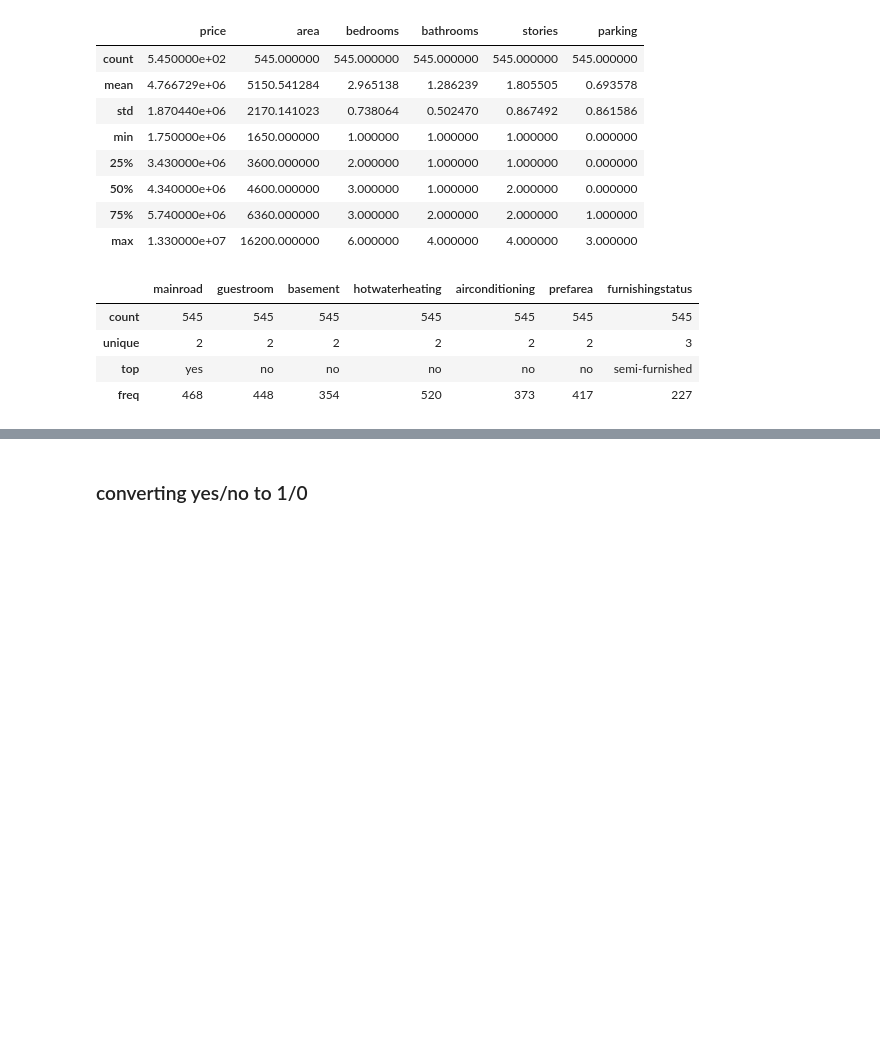
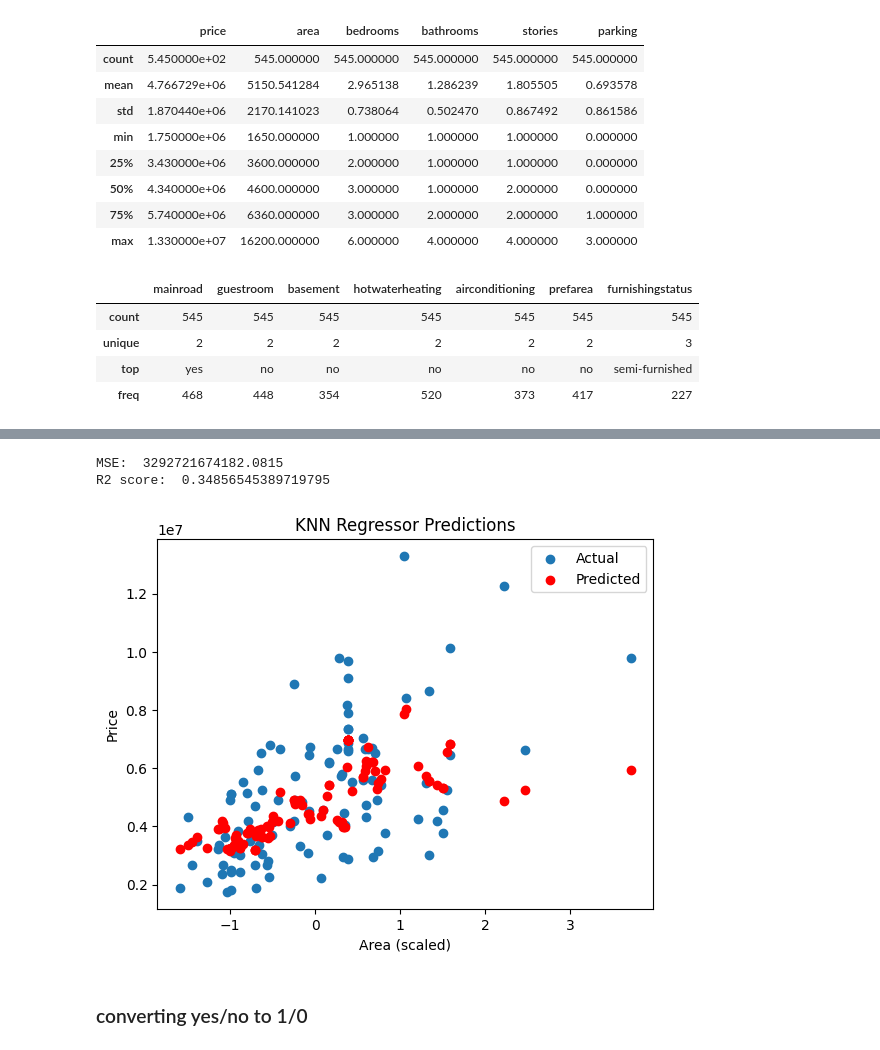
Before and after one commit to 21amY26/MLLab, a Jupyter notebook: MLLab3.ipynb, the cells around one changed output, grey strips where cells are left out. Cells and saved outputs as stored; diff of their text form; code cells hidden in the pictures; blank space fills up the shorter version.

```diff
--- a/MLLab3.ipynb
+++ b/MLLab3.ipynb
@@ -79,3 +125,30 @@ df.describe(include='object')
+# %%
+from sklearn.preprocessing import StandardScaler
+scaler = StandardScaler()
+x_scaled = scaler.fit_transform(x)
+
+x_train, x_test, y_train, y_test = train_test_split(x_scaled, y, random_state=42, test_size=0.2)
+
+from sklearn.neighbors import KNeighborsRegressor
+knn = KNeighborsRegressor(n_neighbors=9)
+knn.fit(x_train, y_train)
+y_pred = knn.predict(x_test)
+
+print("MSE: ",mse(y_test,y_pred))
+print("R2 score: ", r2(y_test, y_pred))
+# %% [output]
+MSE:  3292721674182.0815
+R2 score:  0.34856545389719795
+# %%
+plt.scatter(x_test, y_test, label='Actual')
+plt.scatter(x_test, y_pred, color='red', label='Predicted')
+plt.xlabel("Area (scaled)")
+plt.ylabel("Price")
+plt.title("KNN Regressor Predictions")
+plt.legend()
+plt.show()
+# %% [output]
+[figure, added]
 # %% [markdown]
 ### converting yes/no to 1/0
 # %%
```
Also changed, not shown: parts of 8 cells of this notebook.
